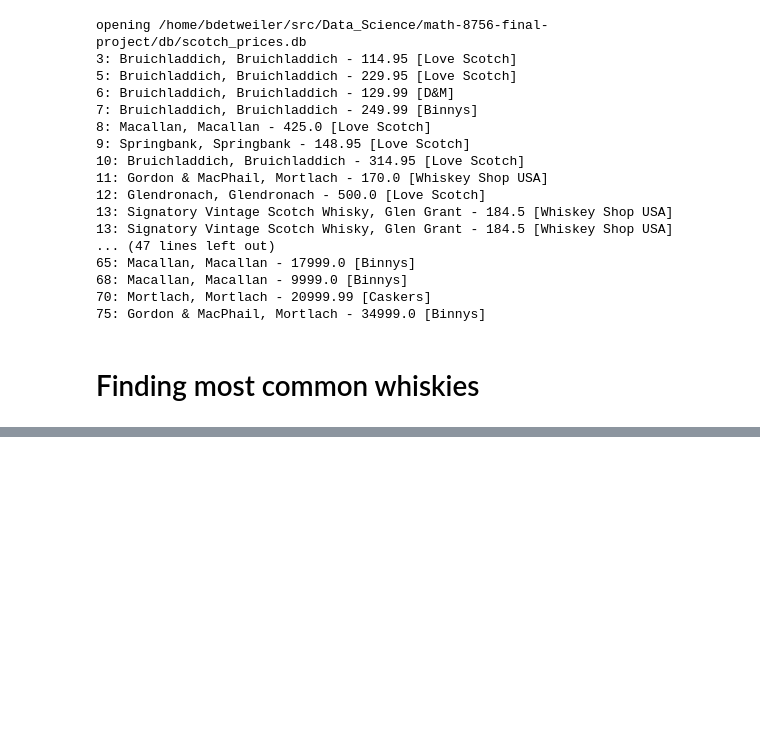
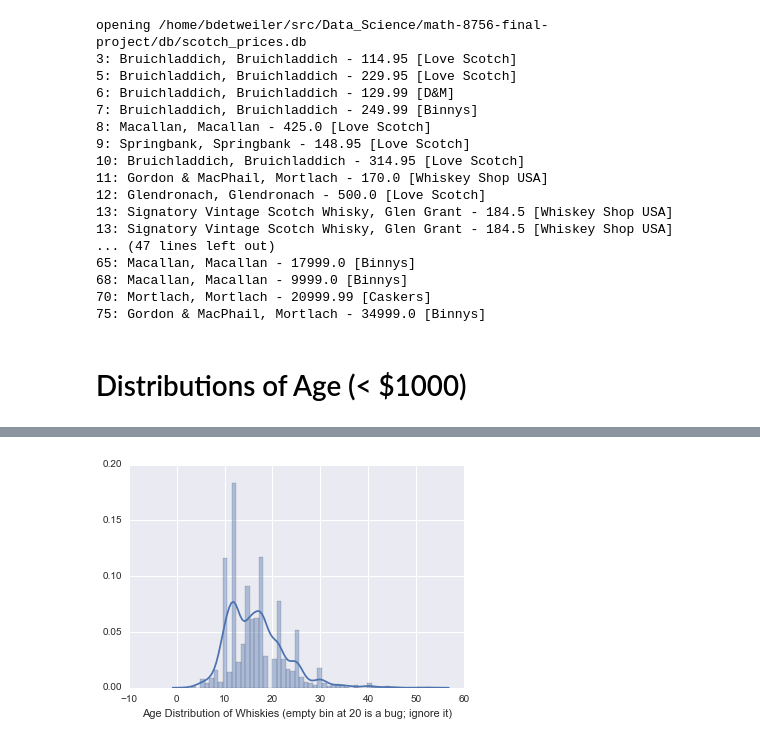
Before and after one commit to bdetweiler/math-8756-final-project, a Jupyter notebook: src/Analyze Scotch.ipynb, the cells around one changed output, grey strips where cells are left out. Drawn from its saved outputs; the diff is of its cells as text; code cells hidden in the pictures; blank space fills up the shorter version.

```diff
--- a/src/Analyze Scotch.ipynb
+++ b/src/Analyze Scotch.ipynb
@@ -703,5 +706,79 @@ opening /home/bdetweiler/src/Data_Science/math-8756-final-project/db/scotch_pric
 68: Macallan, Macallan - 9999.0 [Binnys]
 70: Mortlach, Mortlach - 20999.99 [Caskers]
 75: Gordon & MacPhail, Mortlach - 34999.0 [Binnys]
-# %% [markdown]
-# Finding most common whiskies
+# %% [markdown]
+# Distributions of Age (< $1000)
+# %%
+
+MATH_8756_HOME = os.environ.get('MATH_8756_HOME')
+DB_DIR = MATH_8756_HOME + '/' + 'db'
+DB = DB_DIR + '/scotch_prices.db'
+
+# This is what we're trying to populate
+
+print 'opening ' + DB
+# conn = sqlite3.connect(DB)
+scotch_db = create_database('sqlite:' + DB)
+scotch_store = Store(scotch_db)
+
+#scotch_join = [(Scotch, Price), Price.SCOTCH == Scotch.SCOTCH_ID]
+#scotch_rs = scotch_store.using(*scotch_join).find(Scotch, Scotch.AGE > 0).order_by(Price.PRICE)
+
+def StudentTCI(mu, sigma, df, alpha=0.95):
+    return t.interval(alpha, df, mu, sigma)
+
+
+age_count = []
+price_count = []
+tenYearOlds = 0
+twelveYearOlds = 0
+fifteenYearOlds = 0
+eighteenYearOlds = 0
+twentyOneYearOlds = 0
+twentyFiveYearOlds = 0
+thirtyYearOlds = 0
+for age in range(1, 80):
+
+    scotch_rs = scotch_store.find((Scotch, Price, Producer, Distillery, Retailer),
+                         Price.SCOTCH == Scotch.SCOTCH_ID,
+                         Price.RETAILER == Retailer.RETAILER_ID,
+                         Producer.PRODUCER_ID == Scotch.PRODUCER,
+                         Distillery.DISTILLERY_ID == Scotch.DISTILLERY,
+                         Scotch.AGE == age,
+                         Price.PRICE < 1000).order_by(Price.PRICE)
+    data = [(producer.NAME, distillery.NAME, scotch.AGE, price.PRICE, retailer.NAME) for scotch, price, producer, distillery, retailer in scotch_rs]
+
+
+    for i in range(0, len(data)):
+        age_count.append(age)
+        if (age == 10):
+            tenYearOlds += 1
+        if (age == 12):
+            twelveYearOlds += 1
+        if (age == 15):
+            fifteenYearOlds += 1
+        if (age == 18):
+            eighteenYearOlds += 1
+        if (age == 21):
+            twentyOneYearOlds += 1
+        if (age == 25):
+            twentyFiveYearOlds += 1
+        if (age == 30):
+            thirtyYearOlds += 1
+        price_count.append(round(data[i][3]))
+
+
+print "Percentage of 10 year olds: " + str( float((tenYearOlds / len(age_count)) * 100) )
+print "Percentage of 12 year olds: " + str( float((twelveYearOlds / len(age_count)) * 100) )
+print "Percentage of 15 year olds: " + str( float((fifteenYearOlds / len(age_count)) * 100) )
+print "Percentage of 18 year olds: " + str( float((eighteenYearOlds / len(age_count)) * 100) )
+print "Percentage of 21 year olds: " + str( float((twentyOneYearOlds / len(age_count)) * 100) )
+print "Percentage of 25 year olds: " + str( float((twentyFiveYearOlds / len(age_count)) * 100) )
+print "Percentage of 30 year olds: " + str( float((thirtyYearOlds / len(age_count)) * 100) )
+sns.distplot(age_count, bins=max(age_count), axlabel="Age Distribution of Whiskies (empty bin at 20 is a bug; ignore it)");
+#sns.distplot(price_count);
+
+scotch_store.flush()
+scotch_store.commit()
+scotch_store.close()
+# %% [output]
@@ -707,0 +793 @@ opening /home/bdetweiler/src/Data_Science/math-8756-final-project/db/scotch_pric
+[figure, added]
```
Also changed, not shown: parts of 9 cells of this notebook, 11 other files.
